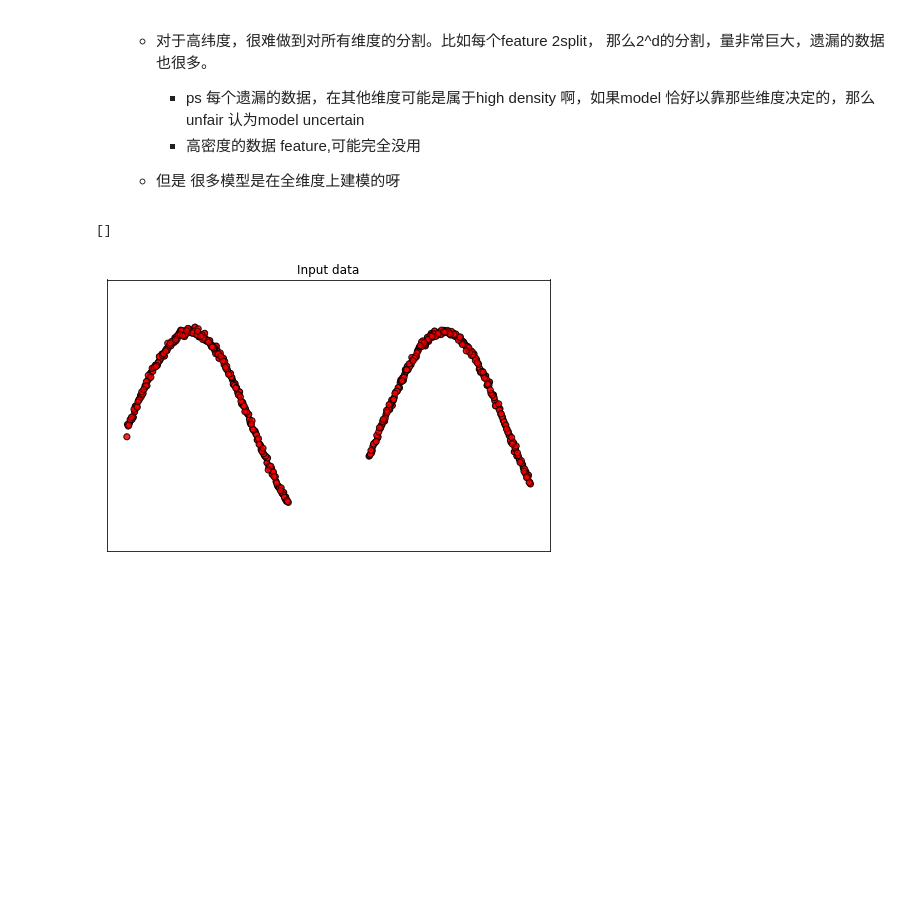
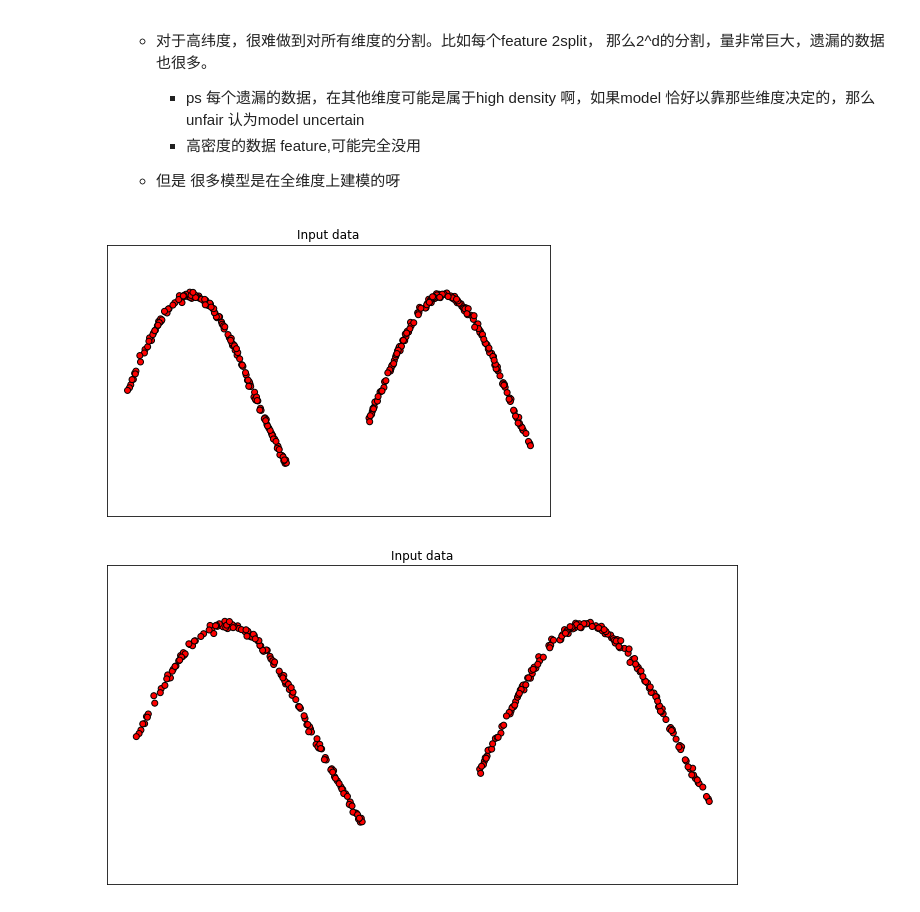
Before and after one commit to jiankangren/Safe_ML, a Jupyter notebook: machine_learning/code/CLTree/CLTree.ipynb, the cells around one changed output. Cells and saved outputs as stored; diff of their text form; code cells hidden in the pictures; blank space fills up the shorter version.

```diff
--- a/machine_learning/code/CLTree/CLTree.ipynb
+++ b/machine_learning/code/CLTree/CLTree.ipynb
@@ -313,21 +313,23 @@ plt.show()
 # %%
 x1=np.linspace(0, 4, num=250)
 x2=map(lambda x:2*x+np.random.normal(0,0.02),x1 )
 
 figure = plt.figure(figsize=(27, 5))
 cm = plt.cm.RdBu
 cm_bright = ListedColormap(['#FF0000', '#0000FF'])
 ax = plt.subplot(1, 3, 1)
 ax.set_title("Input data")
 # Plot the training points
 ax.scatter(X_train[:, 0], X_train[:, 1], c=y_train, cmap=cm_bright,
                edgecolors='k')
 
 
 ax.set_xlim(xx.min(), xx.max())
 ax.set_ylim(yy.min(), yy.max())
 ax.set_xticks(())
 ax.set_yticks(())
+plt.tight_layout()
+plt.show()
 # %% [output]
-[]
-[figure, old version]
+[figure, new version]
+[figure, added]
```
Also changed, not shown: parts of 3 cells of this notebook, 17 other files.
